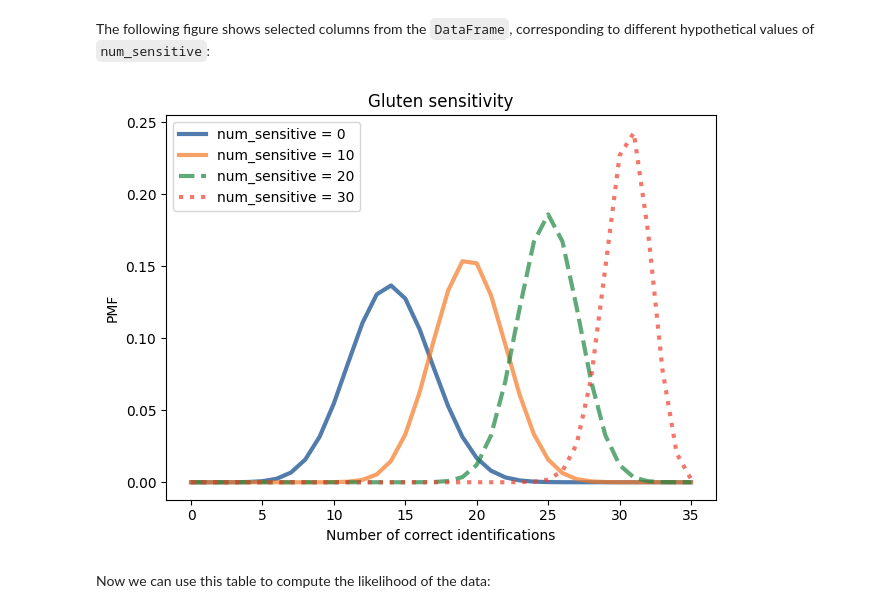
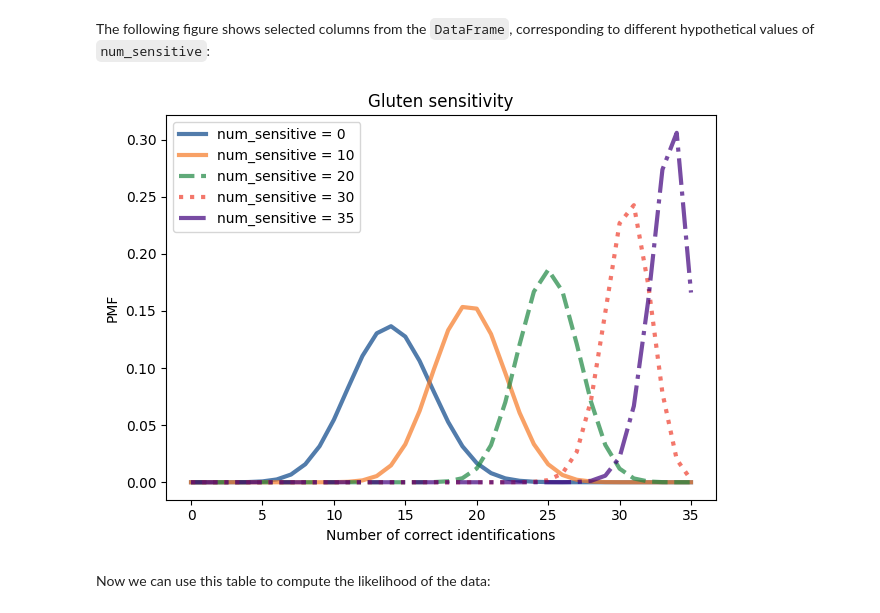
Before and after one commit to mat-ej/ThinkBayes2, a Jupyter notebook: notebooks/chap06.ipynb, the cells around one changed output. Drawn from its saved outputs; the diff is of its cells as text; code cells hidden in the pictures.

```diff
--- a/notebooks/chap06.ipynb
+++ b/notebooks/chap06.ipynb
@@ -476,8 +493,8 @@ I'll use `make_binomial`, which we defined in <<_TheBinomialDistribution>>, to m
 # %%
 from utils import make_binomial
 
-dist_sensitive = make_binomial(num_sensitive, 0.95)
-dist_insensitive = make_binomial(num_insensitive, 0.40)
+dist_sensitive = make_binomial(n_sensitive, 0.95)
+dist_insensitive = make_binomial(n_insensitive, 0.40)
 # %% [markdown]
 The results are the distributions for the number of correct identifications in each group.
 
@@ -594,14 +638,15 @@ The following figure shows selected columns from the `DataFrame`, corresponding
 # %%
 table[0].plot(label='num_sensitive = 0')
 table[10].plot(label='num_sensitive = 10')
 table[20].plot(label='num_sensitive = 20', ls='--')
 table[30].plot(label='num_sensitive = 30', ls=':')
+table[35].plot(label='num_sensitive = 35', ls='-.')
 
 decorate(xlabel='Number of correct identifications',
          ylabel='PMF',
          title='Gluten sensitivity')
 # %% [output]
-[figure, old version]
+[figure, new version]
 # %% [markdown]
 Now we can use this table to compute the likelihood of the data:
 # %%
```
Also changed, not shown: parts of 12 cells of this notebook.
